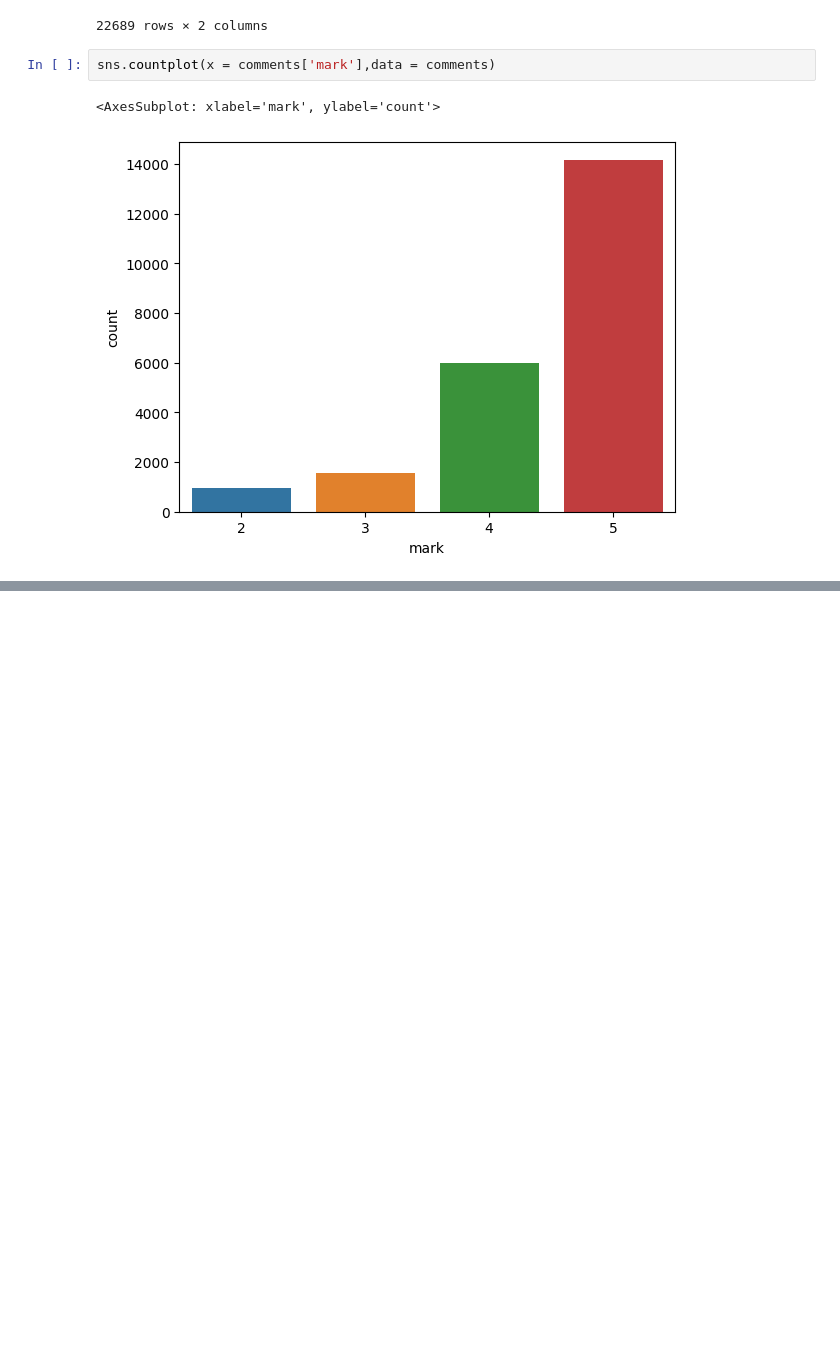
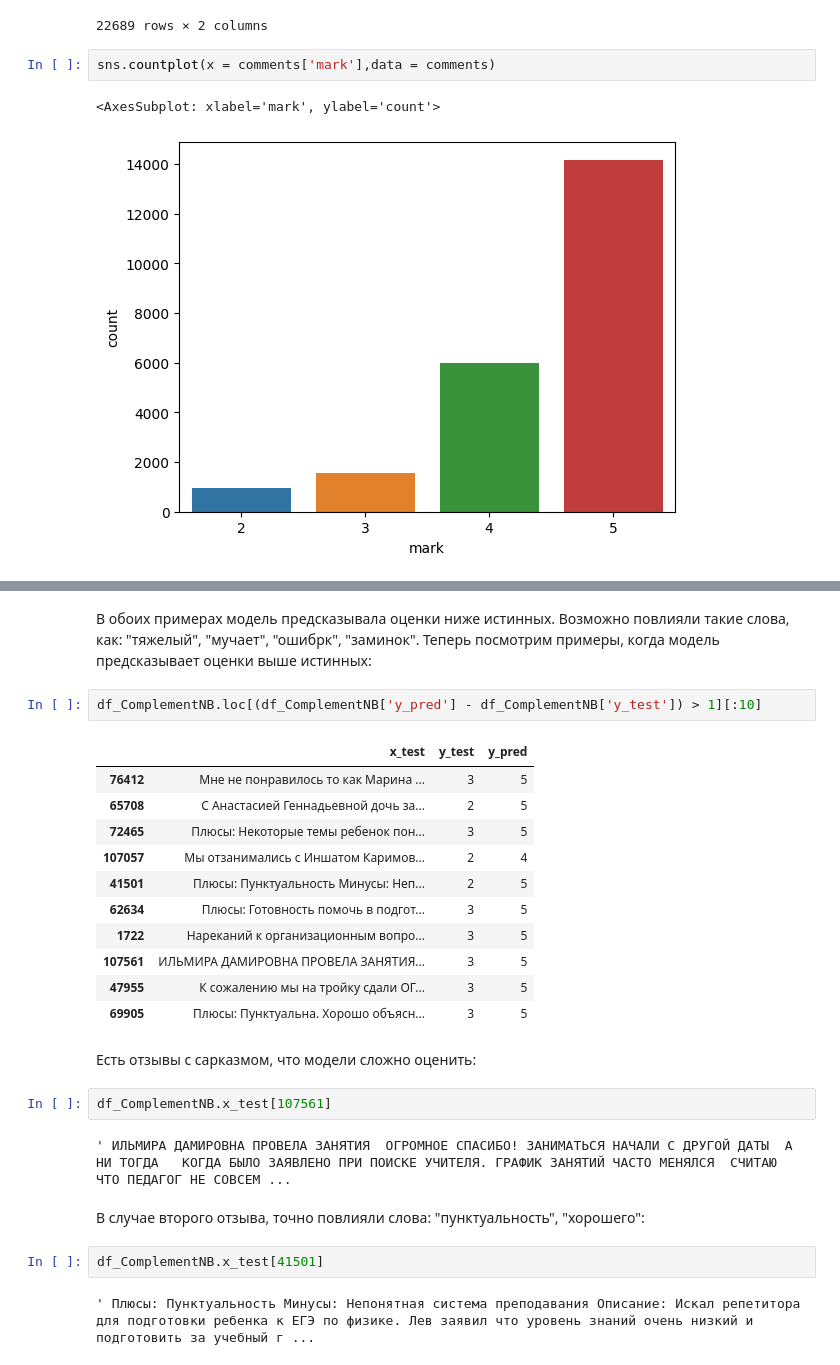
Before and after one commit to Elizaveta-Pavlovna/Predict-review-score, a Jupyter notebook: Predict-review-score.ipynb, the cells around one changed output, grey strips where cells are left out. Cells and saved outputs as stored; diff of their text form; blank space fills up the shorter version.

```diff
--- a/Predict-review-score.ipynb
+++ b/Predict-review-score.ipynb
@@ -280,0 +366,28 @@ conf_mat_train
+# %% [markdown]
+В обоих примерах модель предсказывала оценки ниже истинных. Возможно повлияли такие слова, как: "тяжелый", "мучает", "ошибрк", "заминок". Теперь посмотрим примеры, когда модель предсказывает оценки выше истинных:
+# %%
+df_ComplementNB.loc[(df_ComplementNB['y_pred'] - df_ComplementNB['y_test']) > 1][:10]
+# %% [output]
+|  | x_test | y_test | y_pred |
+| 76412 | Мне не понравилось то как Марина ... | 3 | 5 |
+| 65708 | С Анастасией Геннадьевной дочь за... | 2 | 5 |
+| 72465 | Плюсы: Некоторые темы ребенок пон... | 3 | 5 |
+| 107057 | Мы отзанимались с Иншатом Каримов... | 2 | 4 |
+| 41501 | Плюсы: Пунктуальность Минусы: Неп... | 2 | 5 |
+| 62634 | Плюсы: Готовность помочь в подгот... | 3 | 5 |
+| 1722 | Нареканий к организационным вопро... | 3 | 5 |
+| 107561 | ИЛЬМИРА ДАМИРОВНА ПРОВЕЛА ЗАНЯТИЯ... | 3 | 5 |
+| 47955 | К сожалению мы на тройку сдали ОГ... | 3 | 5 |
+| 69905 | Плюсы: Пунктуальна. Хорошо объясн... | 3 | 5 |
+# %% [markdown]
+Есть отзывы с сарказмом, что модели сложно оценить:
+# %%
+df_ComplementNB.x_test[107561]
+# %% [output]
+' ИЛЬМИРА ДАМИРОВНА ПРОВЕЛА ЗАНЯТИЯ  ОГРОМНОЕ СПАСИБО! ЗАНИМАТЬСЯ НАЧАЛИ С ДРУГОЙ ДАТЫ  А НИ ТОГДА   КОГДА БЫЛО ЗАЯВЛЕНО ПРИ ПОИСКЕ УЧИТЕЛЯ. ГРАФИК ЗАНЯТИЙ ЧАСТО МЕНЯЛСЯ  СЧИТАЮ  ЧТО ПЕДАГОГ НЕ СОВСЕМ ...
+# %% [markdown]
+В случае второго отзыва, точно повлияли слова: "пунктуальность", "хорошего":
+# %%
+df_ComplementNB.x_test[41501]
+# %% [output]
+' Плюсы: Пунктуальность Минусы: Непонятная система преподавания Описание: Искал репетитора для подготовки ребенка к ЕГЭ по физике. Лев заявил что уровень знаний очень низкий и подготовить за учебный г ...
```
Also changed, not shown: parts of 59 cells of this notebook, 7 other files.
